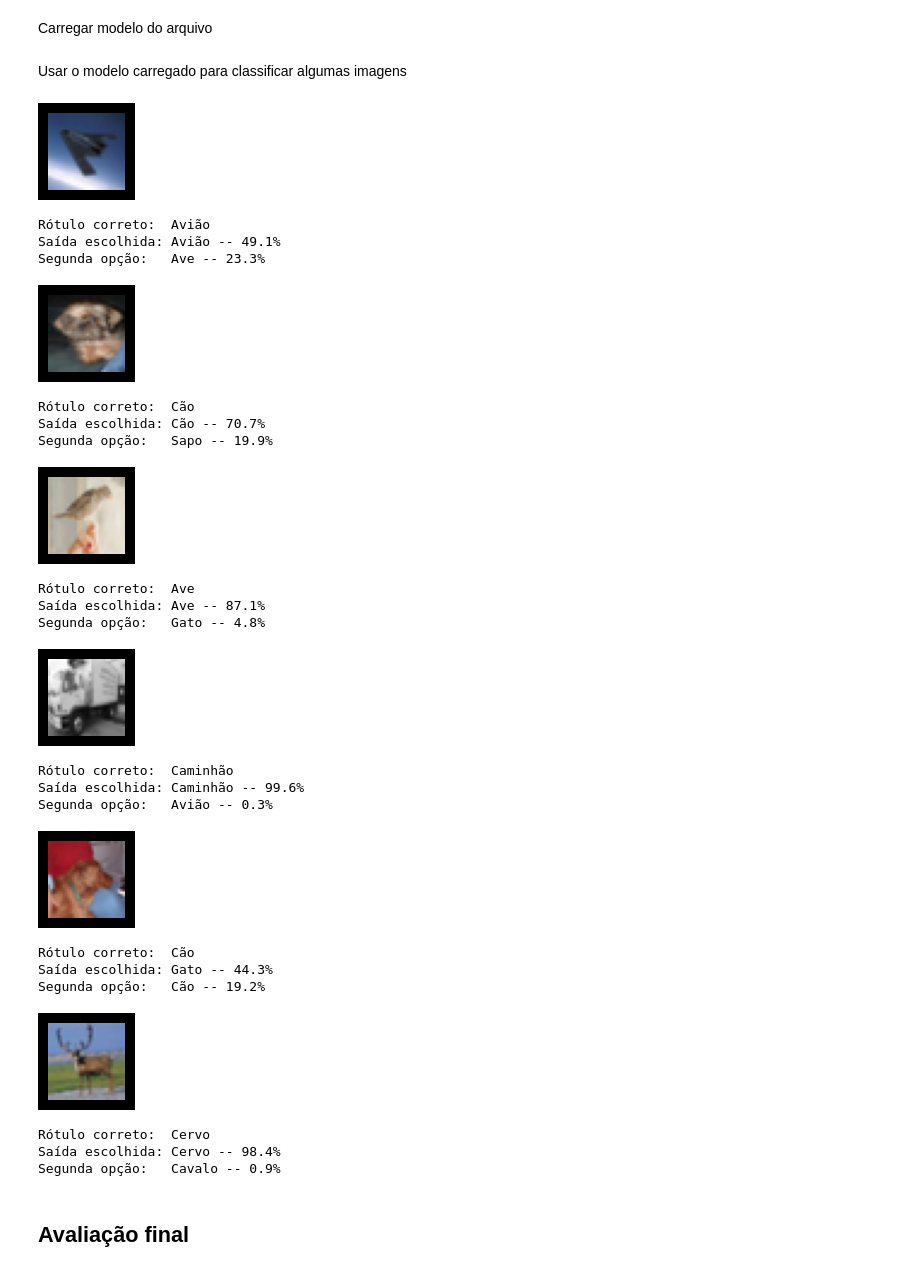
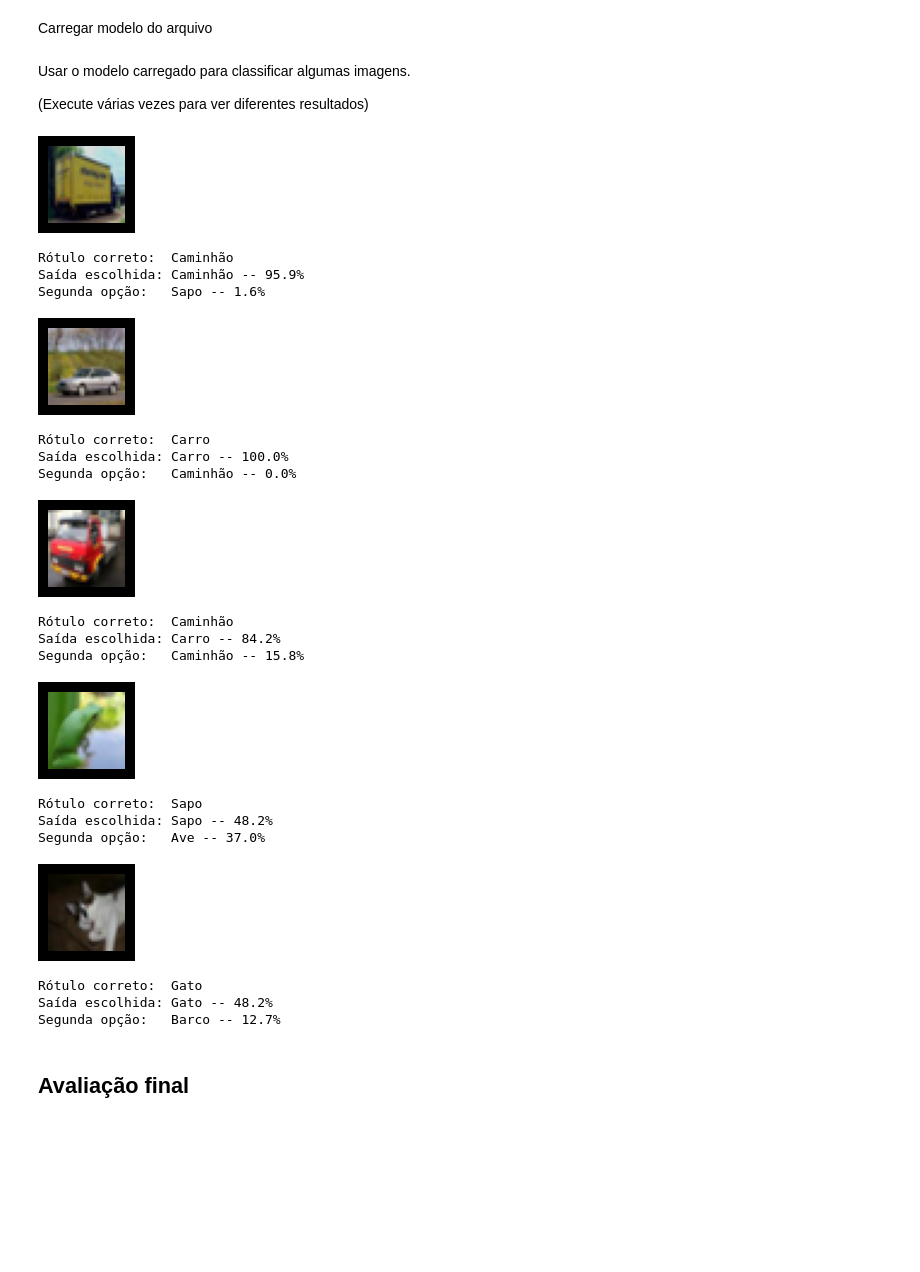
Before and after one commit to samuelrubert/pucrio-mvp-deeplearning, a Jupyter notebook: Meu_classificador_de_imagens_CIFAR_10.ipynb, the cells around one changed output. Saved outputs shown, nothing was run; the diff lists cells and outputs as text; code cells hidden in the pictures; blank space fills up the shorter version.

```diff
--- a/Meu_classificador_de_imagens_CIFAR_10.ipynb
+++ b/Meu_classificador_de_imagens_CIFAR_10.ipynb
@@ -77,7 +77,7 @@ Função para exibir algumas saídas do modelo
 # %%
 def testar_saidas(modelo, num_imgs):
     saidas = []
-    start = 154
+    start = random.randint(0,len(y_test)-num_imgs)
     for i in range(start, start+num_imgs):
         # Exibir imagem de entrada
         img = x_test[i]
@@ -831,33 +815,31 @@ Carregar modelo do arquivo
 # %%
 classificador_load = tf.keras.models.load_model('classificador_final.keras')
 # %% [markdown]
-Usar o modelo carregado para classificar algumas imagens
+Usar o modelo carregado para classificar algumas imagens.
+
+(Execute várias vezes para ver diferentes resultados)
 # %%
-testar_saidas(classificador_load, 6)
+testar_saidas(classificador_load, 5)
 # %% [output]
-[figure, old version]
+[figure, new version]
-Rótulo correto:  Avião
-Saída escolhida: Avião -- 49.1%
-Segunda opção:   Ave -- 23.3%
+Rótulo correto:  Caminhão
+Saída escolhida: Caminhão -- 95.9%
+Segunda opção:   Sapo -- 1.6%
-[figure, old version]
+[figure, new version]
-Rótulo correto:  Cão
-Saída escolhida: Cão -- 70.7%
-Segunda opção:   Sapo -- 19.9%
+Rótulo correto:  Carro
+Saída escolhida: Carro -- 100.0%
+Segunda opção:   Caminhão -- 0.0%
-[figure, old version]
+[figure, new version]
-Rótulo correto:  Ave
-Saída escolhida: Ave -- 87.1%
-Segunda opção:   Gato -- 4.8%
+Rótulo correto:  Caminhão
+Saída escolhida: Carro -- 84.2%
+Segunda opção:   Caminhão -- 15.8%
-[figure, old version]
+[figure, new version]
-Rótulo correto:  Caminhão
-Saída escolhida: Caminhão -- 99.6%
-Segunda opção:   Avião -- 0.3%
+Rótulo correto:  Sapo
+Saída escolhida: Sapo -- 48.2%
+Segunda opção:   Ave -- 37.0%
-[figure, old version]
+[figure, new version]
-Rótulo correto:  Cão
-Saída escolhida: Gato -- 44.3%
-Segunda opção:   Cão -- 19.2%
+Rótulo correto:  Gato
+Saída escolhida: Gato -- 48.2%
+Segunda opção:   Barco -- 12.7%
-[figure, removed]
-Rótulo correto:  Cervo
-Saída escolhida: Cervo -- 98.4%
-Segunda opção:   Cavalo -- 0.9%
 # %% [markdown]
 ## Avaliação final
```
Also changed, not shown: parts of 5 cells of this notebook.
